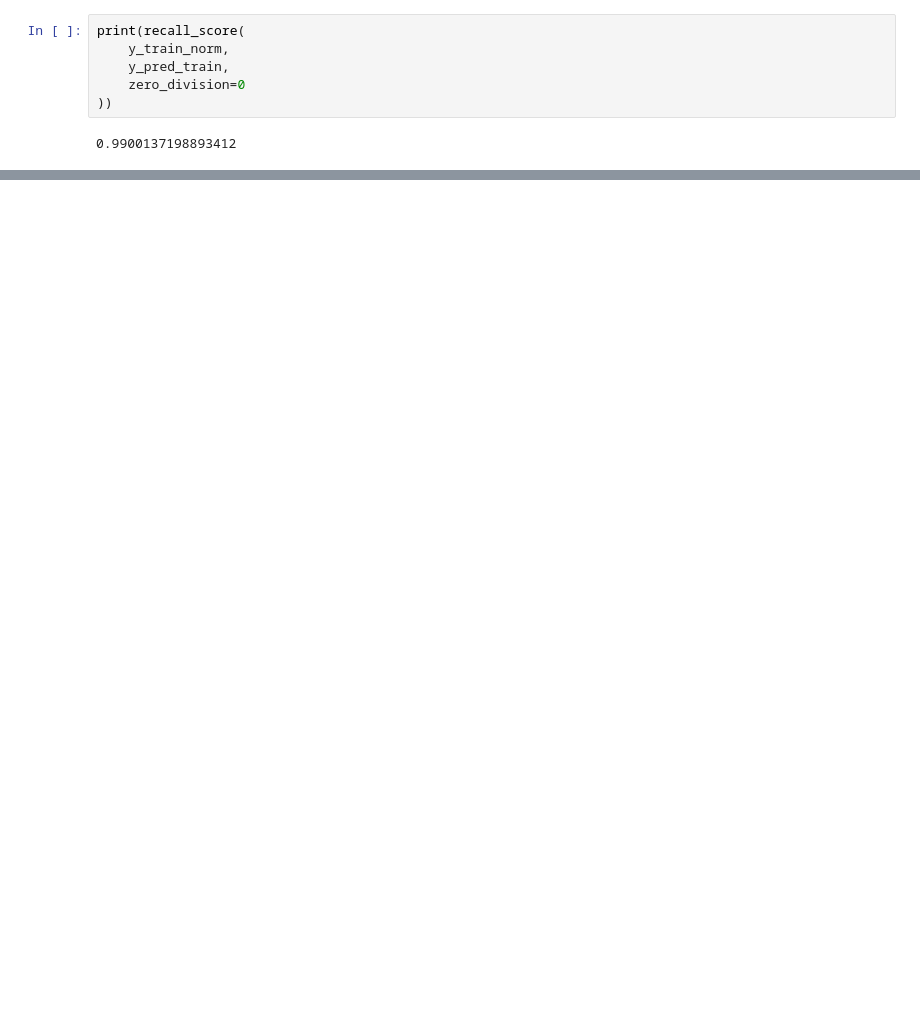
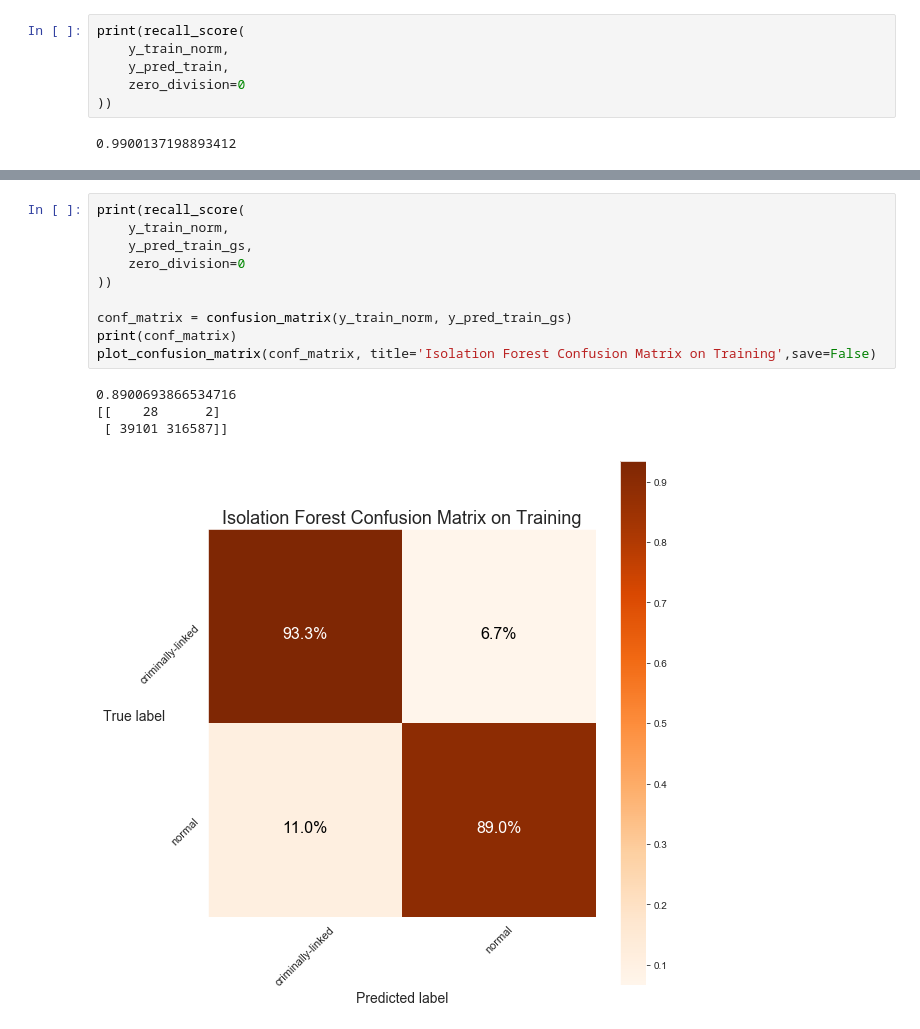
Before and after one commit to mpky/property_project, a Jupyter notebook: notebooks/isolation_forest.ipynb, the cells around one changed output, grey strips where cells are left out. Drawn from its saved outputs; the diff is of its cells as text; blank space fills up the shorter version.

```diff
--- a/notebooks/isolation_forest.ipynb
+++ b/notebooks/isolation_forest.ipynb
@@ -154,0 +261,15 @@ plot_confusion_matrix(conf_matrix, title='Isolation Forest Confusion Matrix',sav
+# %%
+print(recall_score(
+    y_train_norm,
+    y_pred_train_gs,
+    zero_division=0
+))
+
+conf_matrix = confusion_matrix(y_train_norm, y_pred_train_gs)
+print(conf_matrix)
+plot_confusion_matrix(conf_matrix, title='Isolation Forest Confusion Matrix on Training',save=False)
+# %% [output]
+0.8900693866534716
+[[    28      2]
+ [ 39101 316587]]
+[figure, added]
```
Also changed, not shown: parts of 30 cells of this notebook.
